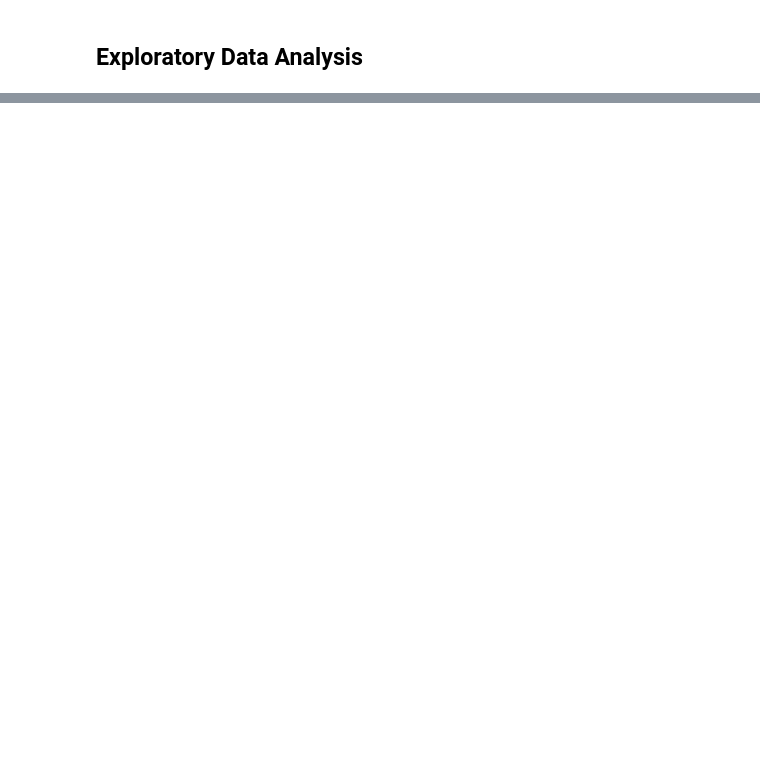
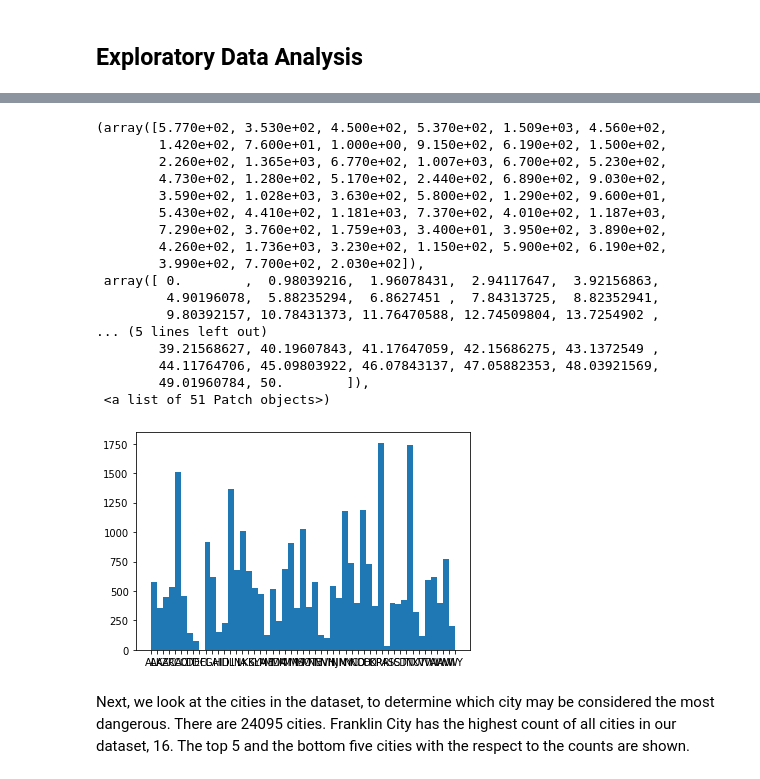
Before and after one commit to csauyong/police-brutality, a Jupyter notebook: analysis.ipynb, the cells around one changed output, grey strips where cells are left out. Drawn from its saved outputs; the diff is of its cells as text; code cells hidden in the pictures; blank space fills up the shorter version.

```diff
--- a/analysis.ipynb
+++ b/analysis.ipynb
@@ -11,12 +12,12 @@ import numpy as np
 # %% [markdown]
 ## Data Preprocessing
 # %%
-education = pd.read_csv('data\education.csv', encoding = "ISO-8859-1")
-income = pd.read_csv('data\income.csv', encoding = "ISO-8859-1")
-poverty = pd.read_csv('data\poverty.csv', encoding = "ISO-8859-1")
-race = pd.read_csv('data\share_race_by_city.csv', encoding = "ISO-8859-1")
-test = pd.read_csv('data\police_killings_test.csv', encoding = "ISO-8859-1")
-train = pd.read_csv('data\police_killings_train.csv', encoding = "ISO-8859-1")
+education = pd.read_csv('data/education.csv', encoding = "ISO-8859-1")
+income = pd.read_csv('data/income.csv', encoding = "ISO-8859-1")
+poverty = pd.read_csv('data/poverty.csv', encoding = "ISO-8859-1")
+race = pd.read_csv('data/share_race_by_city.csv', encoding = "ISO-8859-1")
+test = pd.read_csv('data/police_killings_test.csv', encoding = "ISO-8859-1")
+train = pd.read_csv('data/police_killings_train.csv', encoding = "ISO-8859-1")
 # %% [markdown]
 We first inspect and clean null data.
 # %%
@@ -61,8 +60,8 @@ city_count.head()
 | 3 | Chicago | IL | 21 |
 | 4 | Las Vegas | NV | 16 |
 # %%
-city = education.merge(income, on=['Geographic Area', 'City']).merge(poverty, on=['Geographic Area', 'City']).merge(race, on=['Geographic Area', 'City'])
-city.head()
+merged = education.merge(income, on=['Geographic Area', 'City']).merge(poverty, on=['Geographic Area', 'City']).merge(race, on=['Geographic Area', 'City'])
+merged.head()
 # %% [output]
 |  | Geographic Area | City | percent_completed_hs | Median Income | poverty_rate | share_white | share_black | ... |
 | 0 | AL | Abanda CDP | 21.2 | 11207 | 78.8 | 67.2 | 30.2 | ... |
@@ -73,17 +72,20 @@ city.head()
 # %%
 def merge_count(record):
     # find record(s) matching both name and state
-    match_city = city_total['City'].str.startswith(record['City'])
-    match_state = city_total['Geographic Area'] == record['Geographic Area']
+    match_city = merged['City'].str.startswith(record['City'])
+    match_state = merged['Geographic Area'] == record['Geographic Area']
     match_both = np.logical_and(match_city, match_state)
     # count the number of True
     length = np.count_nonzero(match_both)
-    if length == 1:     # if unique
-        city_total.loc[match_both, 'Counts'] = record['Counts']
-    elif length > 1:    # if multiple, take average
+    if length == 1:
+        # if unique
+        merged.loc[match_both, 'Counts'] = record['Counts']
+        return merged.loc[match_both]
+    elif length > 1:
+        # if multiple, take average
         count = record['Counts']/length
-        city_total.loc[match_both, 'Counts'] = count
+        merged.loc[match_both, 'Counts'] = count
+        return merged.loc[match_both]
 
-city_total = city.copy()    # changes to city_total will not affect city
-city_total['Counts'] = 0
+merged['Counts'] = 0
 city_count.apply(merge_count, axis=1)
@@ -133,0 +223,23 @@ We hypothesizes that lower the white people share, higher the fatal count.
+# %%
+plt.hist(merged['Geographic Area'], bins=merged.nunique()[0])
+# %% [output]
+(array([5.770e+02, 3.530e+02, 4.500e+02, 5.370e+02, 1.509e+03, 4.560e+02,
+        1.420e+02, 7.600e+01, 1.000e+00, 9.150e+02, 6.190e+02, 1.500e+02,
+        2.260e+02, 1.365e+03, 6.770e+02, 1.007e+03, 6.700e+02, 5.230e+02,
+        4.730e+02, 1.280e+02, 5.170e+02, 2.440e+02, 6.890e+02, 9.030e+02,
+        3.590e+02, 1.028e+03, 3.630e+02, 5.800e+02, 1.290e+02, 9.600e+01,
+        5.430e+02, 4.410e+02, 1.181e+03, 7.370e+02, 4.010e+02, 1.187e+03,
+        7.290e+02, 3.760e+02, 1.759e+03, 3.400e+01, 3.950e+02, 3.890e+02,
+        4.260e+02, 1.736e+03, 3.230e+02, 1.150e+02, 5.900e+02, 6.190e+02,
+        3.990e+02, 7.700e+02, 2.030e+02]),
+ array([ 0.        ,  0.98039216,  1.96078431,  2.94117647,  3.92156863,
+         4.90196078,  5.88235294,  6.8627451 ,  7.84313725,  8.82352941,
+         9.80392157, 10.78431373, 11.76470588, 12.74509804, 13.7254902 ,
+... (5 lines left out)
+        39.21568627, 40.19607843, 41.17647059, 42.15686275, 43.1372549 ,
+        44.11764706, 45.09803922, 46.07843137, 47.05882353, 48.03921569,
+        49.01960784, 50.        ]),
+ <a list of 51 Patch objects>)
+[figure, added]
+# %% [markdown]
+Next, we look at the cities in the dataset, to determine which city may be considered the most dangerous. There are 24095 cities. Franklin City has the highest count of all cities in our dataset, 16. The top 5 and the bottom five cities with the respect to the counts are shown.
```
Also changed, not shown: parts of 41 cells of this notebook.
